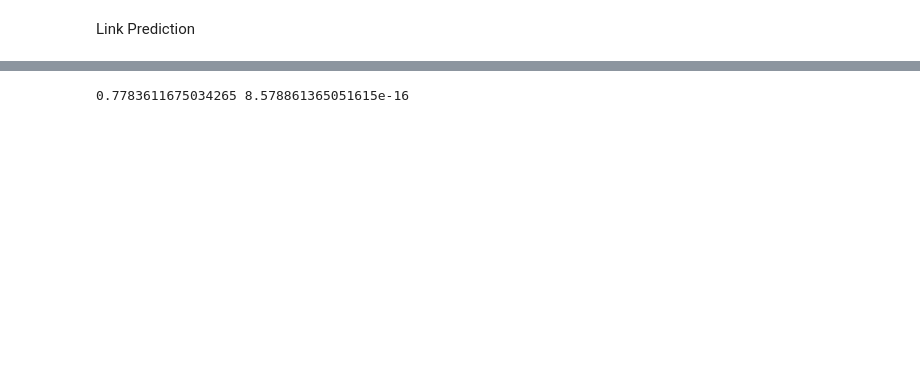
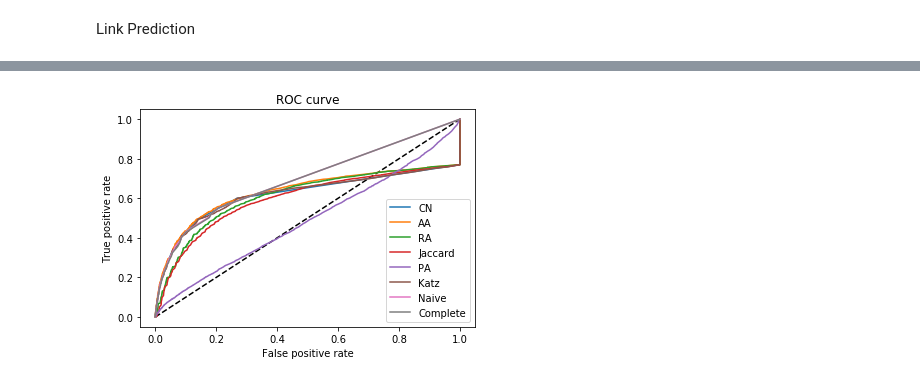
Before and after one commit to haotian-syr/common_neighbor_structure, a Jupyter notebook: Linkprediction.ipynb, the cells around one changed output, grey strips where cells are left out. Drawn from its saved outputs; the diff is of its cells as text; code cells hidden in the pictures; blank space fills up the shorter version.

```diff
--- a/Linkprediction.ipynb
+++ b/Linkprediction.ipynb
@@ -205,10 +205,10 @@ def load_data_facebook(path):
     sorted_edges = initial_edges + sorted(timed_edges)
 
     G = nx.Graph()
+    print(nx.number_of_nodes(G), nx.number_of_edges(G))
     for e in sorted_edges:
         G.add_edge(e[1], e[2])
-    print(nx.number_of_nodes(G), nx.number_of_edges(G))
-    G_sub = random_walk_with_restart_sampling(G, 0.0015, 0.15, sd=2)
+    G_sub = random_walk_with_restart_sampling(G, 0.1, 0.15, sd=2)
     print("subgraph done")
     print(nx.number_of_nodes(G_sub), nx.number_of_edges(G_sub))
 
@@ -216,7 +216,7 @@ def load_data_facebook(path):
     for e in G_sub.edges():
         sub_sorted_edges.append([str(edge_index[e]), e[0], e[1]])
 
-    return sorted(sub_sorted_edges), G_sub
+    return sorted(sub_sorted_edges)
 
 def split_data(sorted_edges, training_precentage):
     size = len(sorted_edges)
@@ -257,5 +257,5 @@ def neighbors_neighbor(G, node):
             neighbors_neighbor.add(nn)
     return neighbors_neighbor
 # %%
-sorted_edges, G_sssss = load_data_facebook("dataset/youtube-growth-sorted.txt")
+sorted_edges = load_data_facebook("dataset/facebook-links.txt.anon")
 # %% [output]
@@ -473,7 +394,7 @@ def less_3_candidates(G_train, G_test, sd = None):
             candidates.append((n1, n2))
     return candidates
 # %%
-#candidates = have_cn_candidates(G_train, G_test, sd = 1)
+candidates = have_cn_candidates(G_train, G_test, sd = 1)
 #candidates = have_cn2_candidates(G_train, G_test, sd = 1)
 #candidates = random_candidates(G_train, G_test, sd = 1)
-candidates = less_3_candidates(G_train, G_test, sd = 1)
+#candidates = less_3_candidates(G_train, G_test, sd = 1)
@@ -583,7 +500,7 @@ naive_fpr, naive_tpr, _ = roc_curve(y_test, naive_CNS_score)
 naive_roc_auc = auc(naive_fpr, naive_tpr)
 print("naive done", naive_roc_auc)
 
-complete_CNS_score = complete_CNS(G_train, candidates, 0.1, 0.5)
+complete_CNS_score = complete_CNS(G_train, candidates, 0, 0.2)
 complete_fpr, complete_tpr, _ = roc_curve(y_test, complete_CNS_score)
 complete_roc_auc = auc(complete_fpr, complete_tpr)
 print("complete done", complete_roc_auc)
@@ -746,9 +516,19 @@ results = result_1 + result_2 + result_3 + result_4 + result_5
-# %%
-# kendall-tau rank
-import scipy.stats as ss
-x1 = ss.rankdata(actual)
-x2 = ss.rankdata(abc)
-tau, p_value = ss.kendalltau(x1, x2)
-print(tau, p_value)
-# %% [output]
-0.7783611675034265 8.578861365051615e-16
+# %%
+plt.figure(1)
+plt.plot([0, 1], [0, 1], 'k--')
+plt.plot(cn_fpr, cn_tpr, label='CN')
+plt.plot(aa_fpr, aa_tpr, label='AA')
+plt.plot(ra_fpr, ra_tpr, label='RA')
+plt.plot(j_fpr, j_tpr, label='Jaccard')
+plt.plot(pa_fpr, pa_tpr, label='PA')
+plt.plot(katz_fpr, katz_tpr, label='Katz')
+plt.plot(naive_fpr, naive_tpr, label='Naive')
+plt.plot(complete_fpr, complete_tpr, label='Complete')
+
+plt.xlabel('False positive rate')
+plt.ylabel('True positive rate')
+plt.title('ROC curve')
+plt.legend(loc='best')
+tikz_save("l3.tikz")
+# %% [output]
+[figure, added]
```
Also changed, not shown: parts of 11 cells of this notebook.
